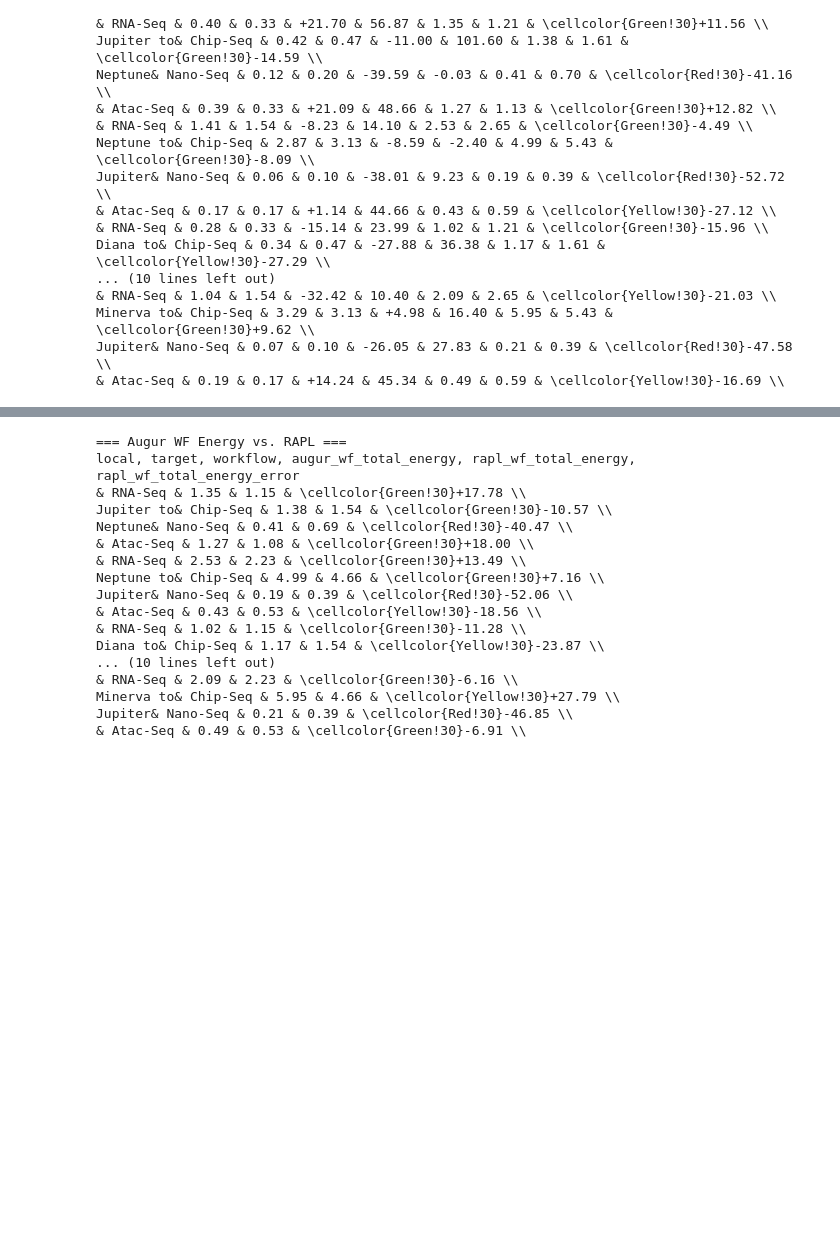
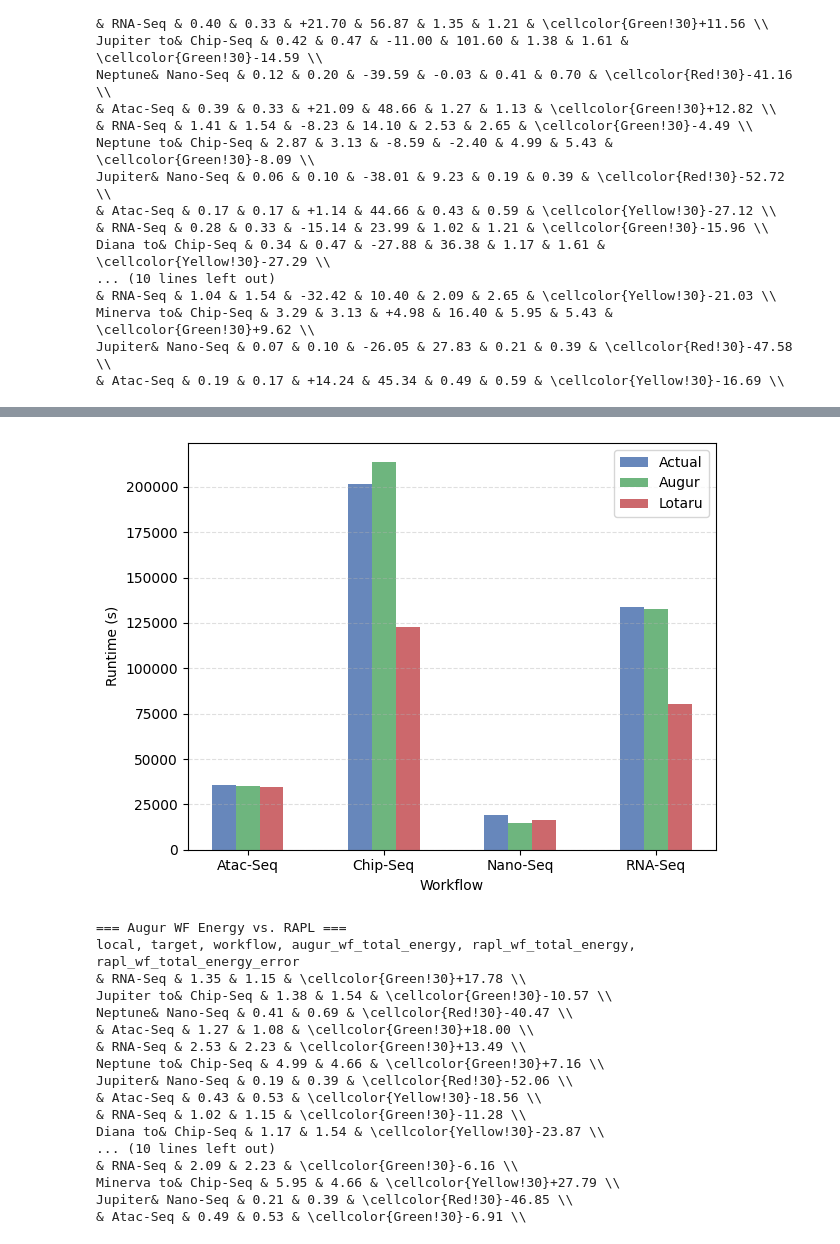
Before and after one commit to GlasgowC3lab/augur, a Jupyter notebook: experiments/profiling/evaluation.ipynb, the cells around one changed output, grey strips where cells are left out. Cells and saved outputs as stored; diff of their text form; code cells hidden in the pictures; blank space fills up the shorter version.

```diff
--- a/experiments/profiling/evaluation.ipynb
+++ b/experiments/profiling/evaluation.ipynb
@@ -1067,3 +1104,27 @@ Jupiter& Nano-Seq & 0.07 & 0.10 & -26.05 & 27.83 & 0.21 & 0.39 & \cellcolor{Red!
+# %%
+# lotaru vs augur (times, aggregated across infrastructure)
+wfs = set(res_reflections['workflow'])
+x = np.arange(len(wfs))
+w = 0.35
+colours = ["#4C72B0", "#55A868", "#C44E52"]
+grouped_df = res_reflections.groupby('workflow').mean('wf_real_time')
+grouped_lotaru_df = res_lotaru_with_reflections.groupby('workflow').mean('wf_real_time')
+compare_colour = colours[1]
+
+plt.bar(x - w/2, grouped_df['wf_real_time'], w/2, label='Actual', color=colours[0], alpha=0.85)
+plt.bar(x, grouped_df['wf_pred_time'], w/2, label='Augur', color=colours[1], alpha=0.85)
+plt.bar(x + w/2, grouped_lotaru_df['wf_pred_time'], w/2, label='Lotaru', color=colours[2], alpha=0.85)
+fancy_wfs = ['Atac-Seq', 'Chip-Seq', 'Nano-Seq', 'RNA-Seq']
+plt.ylabel('Runtime (s)')
+plt.xlabel('Workflow')
+plt.xticks(x, labels=fancy_wfs, ha='center')
+plt.legend()
+plt.grid(axis="y", linestyle="--", alpha=0.4)
+plt.tight_layout()
+plt.savefig(fname=f'../images/augur-vs-lotaru.png', dpi=300, format='png')
+plt.show()
+# %% [output]
+[figure, added]
 # %%
 print('=== Augur WF Energy vs. RAPL ===')
 print('local, target, workflow, augur_wf_total_energy, rapl_wf_total_energy, rapl_wf_total_energy_error')
```
Also changed, not shown: parts of 3 cells of this notebook, 3 other files.
